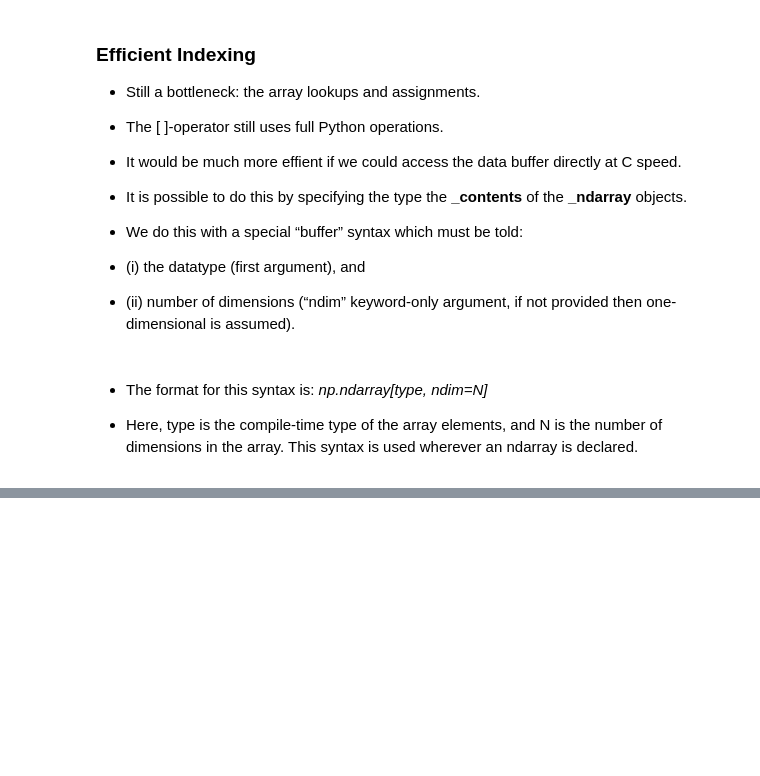
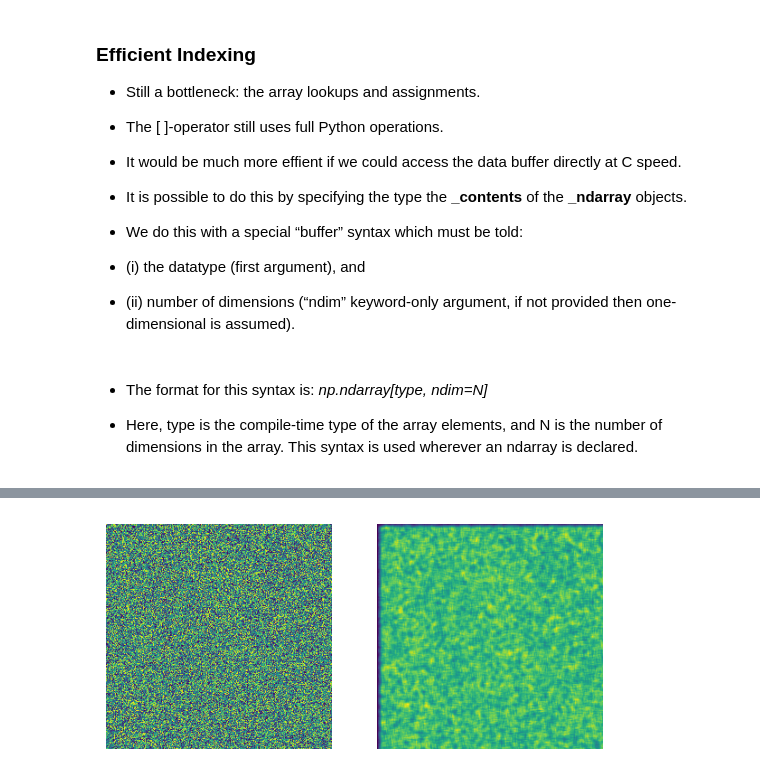
Before and after one commit to dongYoun2/adv-python, a Jupyter notebook: lectures/lecture_05/spring2026_lecture05_part02.ipynb, the cells around one changed output, grey strips where cells are left out. Saved outputs shown, nothing was run; the diff lists cells and outputs as text; code cells hidden in the pictures; blank space fills up the shorter version.

```diff
--- a/lectures/lecture_05/spring2026_lecture05_part02.ipynb
+++ b/lectures/lecture_05/spring2026_lecture05_part02.ipynb
@@ -305,0 +350,18 @@ plt.show()
+# %%
+from matplotlib import pyplot as plt
+
+Icttt = np.random.uniform(low=0, high=1.0, size=((250, 250))).astype(float)
+Gcttt = (np.ones((5, 5)) * (1/25)).astype(float)
+
+%timeit naive_convolve_cython_with_ctypes_and_memoryviews(Icttt,Gcttt)
+Hcttt = naive_convolve_cython_with_ctypes_and_memoryviews(Icttt,Gcttt)
+
+plt.subplot(1, 2, 1)
+plt.imshow(Icttt)
+plt.axis('off')
+plt.subplot(1, 2, 2)
+plt.imshow(Hcttt)
+plt.axis('off')
+
+plt.show()
+# %% [output]
@@ -305,0 +369 @@ plt.show()
+[figure, added]
```
Also changed, not shown: parts of 14 cells of this notebook.
